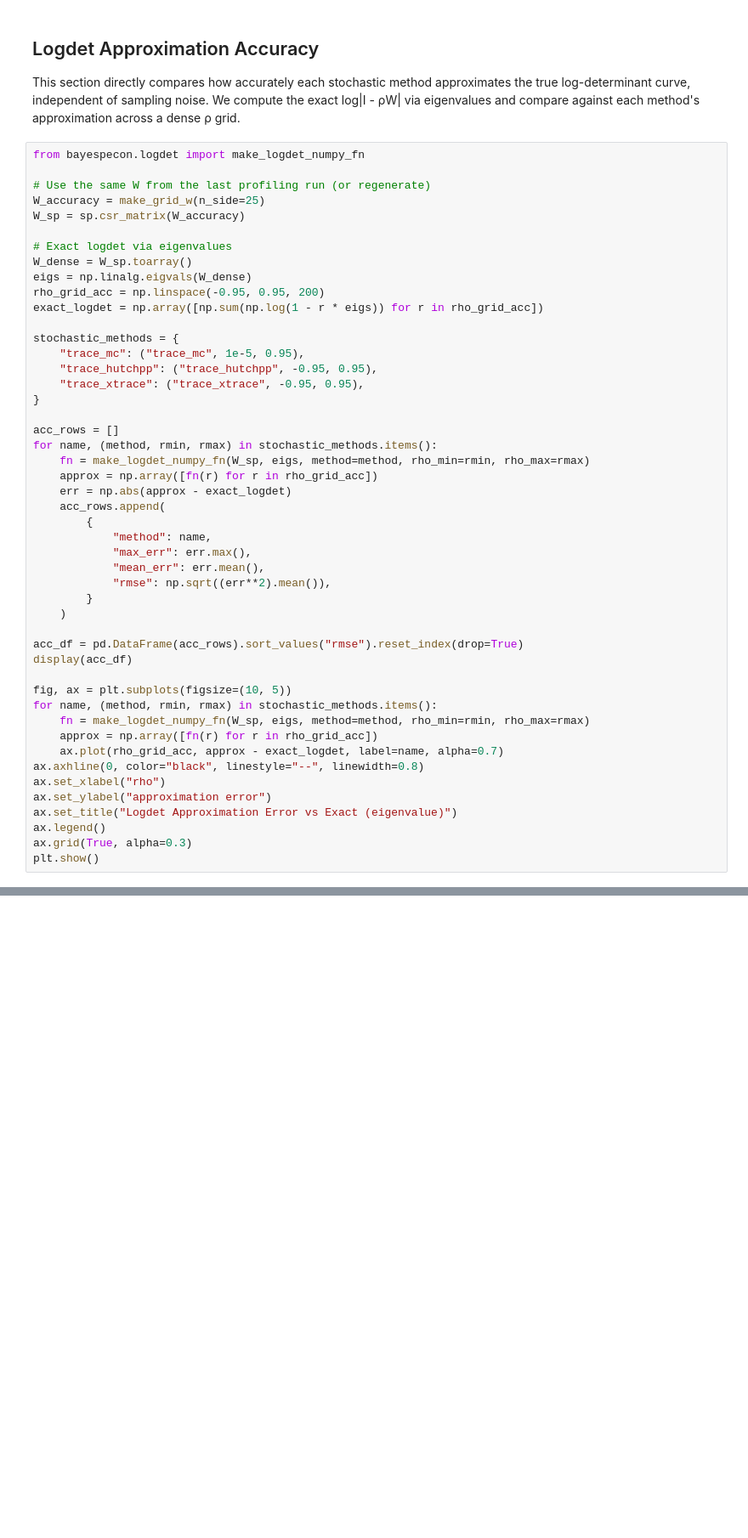
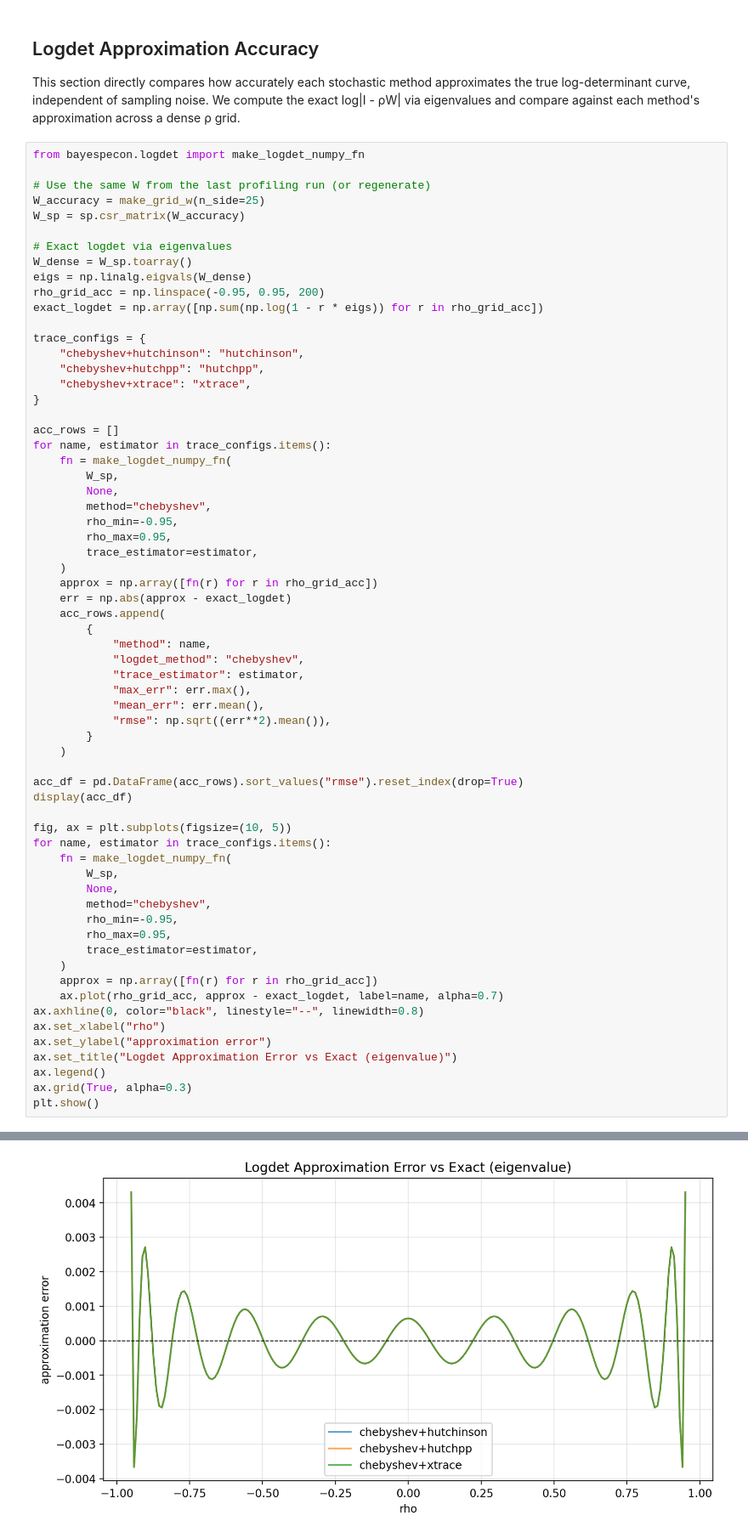
Before and after one commit to knaaptime/bayespecon, a Jupyter notebook: docs/source/user-guide/logdet_profiling.ipynb, the cells around one changed output, grey strips where cells are left out. Shown at 85% size. Saved outputs shown, nothing was run; the diff lists cells and outputs as text; blank space fills up the shorter version.

```diff
--- a/docs/source/user-guide/logdet_profiling.ipynb
+++ b/docs/source/user-guide/logdet_profiling.ipynb
@@ -245,20 +335,29 @@ eigs = np.linalg.eigvals(W_dense)
 rho_grid_acc = np.linspace(-0.95, 0.95, 200)
 exact_logdet = np.array([np.sum(np.log(1 - r * eigs)) for r in rho_grid_acc])
 
-stochastic_methods = {
-    "trace_mc": ("trace_mc", 1e-5, 0.95),
-    "trace_hutchpp": ("trace_hutchpp", -0.95, 0.95),
-    "trace_xtrace": ("trace_xtrace", -0.95, 0.95),
+trace_configs = {
+    "chebyshev+hutchinson": "hutchinson",
+    "chebyshev+hutchpp": "hutchpp",
+    "chebyshev+xtrace": "xtrace",
 }
 
 acc_rows = []
-for name, (method, rmin, rmax) in stochastic_methods.items():
-    fn = make_logdet_numpy_fn(W_sp, eigs, method=method, rho_min=rmin, rho_max=rmax)
+for name, estimator in trace_configs.items():
+    fn = make_logdet_numpy_fn(
+        W_sp,
+        None,
+        method="chebyshev",
+        rho_min=-0.95,
+        rho_max=0.95,
+        trace_estimator=estimator,
+    )
     approx = np.array([fn(r) for r in rho_grid_acc])
     err = np.abs(approx - exact_logdet)
     acc_rows.append(
         {
             "method": name,
+            "logdet_method": "chebyshev",
+            "trace_estimator": estimator,
             "max_err": err.max(),
             "mean_err": err.mean(),
             "rmse": np.sqrt((err**2).mean()),
@@ -269,8 +368,15 @@ acc_df = pd.DataFrame(acc_rows).sort_values("rmse").reset_index(drop=True)
 display(acc_df)
 
 fig, ax = plt.subplots(figsize=(10, 5))
-for name, (method, rmin, rmax) in stochastic_methods.items():
-    fn = make_logdet_numpy_fn(W_sp, eigs, method=method, rho_min=rmin, rho_max=rmax)
+for name, estimator in trace_configs.items():
+    fn = make_logdet_numpy_fn(
+        W_sp,
+        None,
+        method="chebyshev",
+        rho_min=-0.95,
+        rho_max=0.95,
+        trace_estimator=estimator,
+    )
     approx = np.array([fn(r) for r in rho_grid_acc])
     ax.plot(rho_grid_acc, approx - exact_logdet, label=name, alpha=0.7)
 ax.axhline(0, color="black", linestyle="--", linewidth=0.8)
@@ -280,3 +386,4 @@ ax.set_title("Logdet Approximation Error vs Exact (eigenvalue)")
 ax.legend()
 ax.grid(True, alpha=0.3)
 plt.show()
+# %% [output]
@@ -283,3 +394,4 @@ plt.show()
+[figure, added]
 # %% [markdown]
 ## Coefficient and Fit-Time Comparison Across Logdet Methods
 
```
Also changed, not shown: parts of 10 cells of this notebook, 10 other files.
